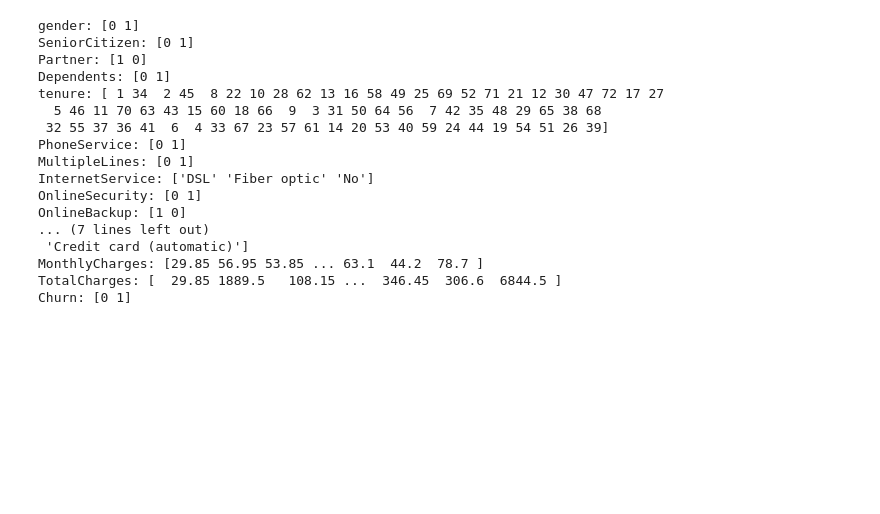
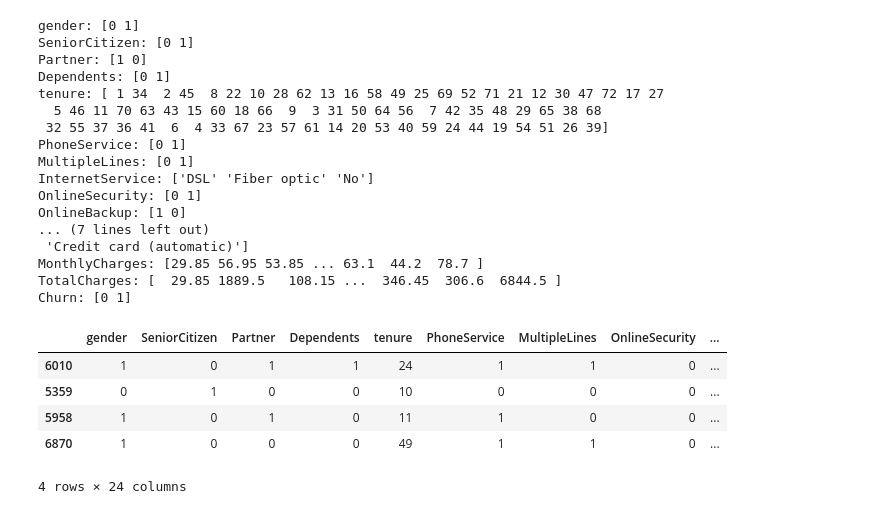
Before and after one commit to nickmirunsw/py-learning, a Jupyter notebook: tensorflow/tfnm.ipynb, the cells around one changed output. Saved outputs shown, nothing was run; the diff lists cells and outputs as text; code cells hidden in the pictures; blank space fills up the shorter version.

```diff
--- a/tensorflow/tfnm.ipynb
+++ b/tensorflow/tfnm.ipynb
@@ -1131,0 +1137,9 @@ Churn: [0 1]
+# %%
+df2.sample(4)
+# %% [output]
+|  | gender | SeniorCitizen | Partner | Dependents | tenure | PhoneService | MultipleLines | OnlineSecurity | ... |
+| 6010 | 1 | 0 | 1 | 1 | 24 | 1 | 1 | 0 | ... |
+| 5359 | 0 | 1 | 0 | 0 | 10 | 0 | 0 | 0 | ... |
+| 5958 | 1 | 0 | 1 | 0 | 11 | 1 | 0 | 0 | ... |
+| 6870 | 1 | 0 | 0 | 0 | 49 | 1 | 1 | 0 | ... |
+4 rows × 24 columns
```
Also changed, not shown: parts of 16 cells of this notebook.
